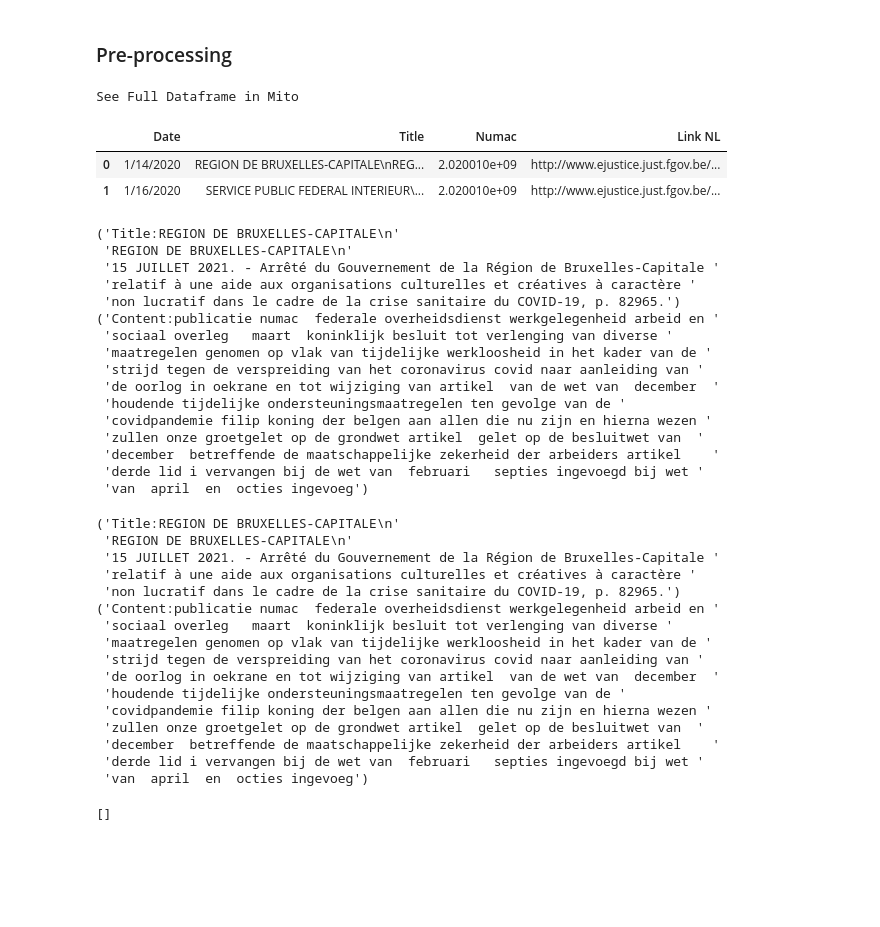
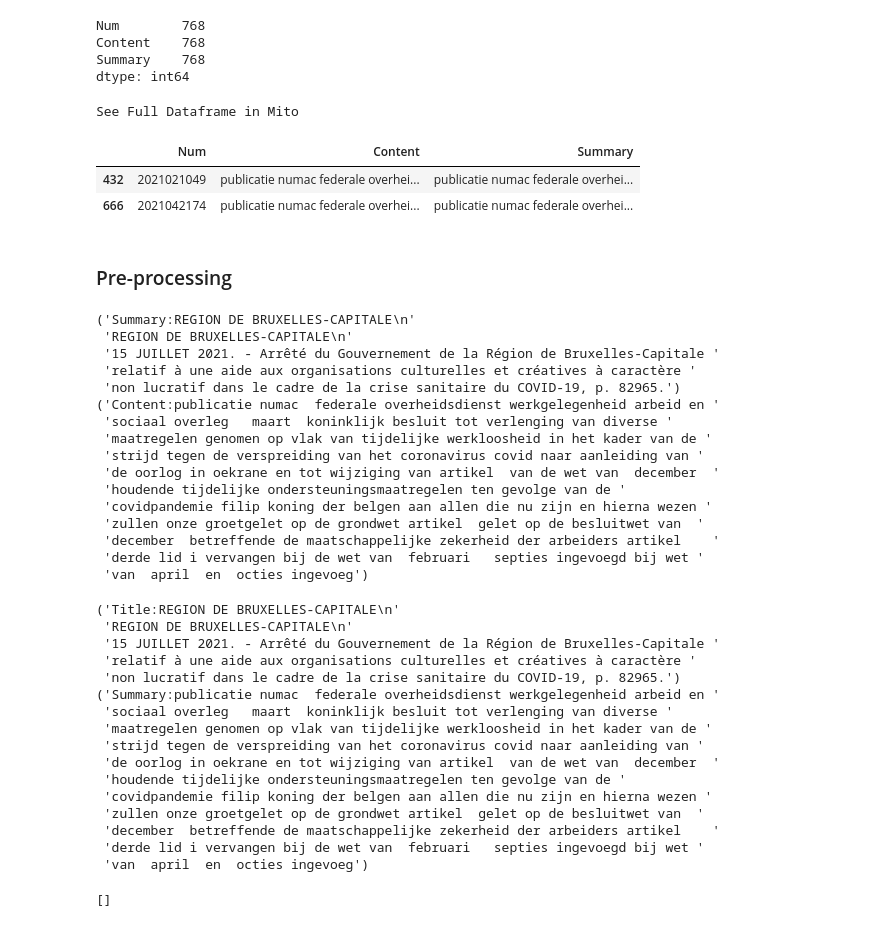
Before and after one commit to saifalbaghdadi/KPMG-Tax-Documents-Classificatior, a Jupyter notebook: text Pre-processing.ipynb, the cells around one changed output. Cells and saved outputs as stored; diff of their text form; code cells hidden in the pictures; blank space fills up the shorter version.

```diff
--- a/text Pre-processing.ipynb
+++ b/text Pre-processing.ipynb
@@ -40 +55,19 @@ See Full Dataframe in Mito
+# %%
+summar = []
+for dirnam, _, filename in os.walk('./summaries_txt/'):
+    for filenam in filename:
+        doc_num1 = filenam
+        cont1 = preprocess(os.path.join(dirnam, filenam))
+
+        cont1 = cont.replace(':','').replace('-','')
+        cont1 = re.sub(r'[0-9]',"", cont1)
+        cont1 = re.sub(r'[/]',"", cont1)
+        cont1 = re.sub('[a-z]*@','ABC@', cont1)
+
+        numm = doc_num1.replace(".txt","")
+
+        summar.append([numm ,cont1])
+
+df_s = pd.DataFrame (summar, columns = ['NumTxt','Summary'])
+# df_s.head(3)
 # %%
@@ -52,21 +95,35 @@ memory usage: 12.1+ KB
+# %%
+df2 = df.join(df_s)
+# df1.sample(3)
+# %%
+df2.drop(['NumTxt'], axis=1,  inplace=True)
+# %%
+df2.count()
+# %% [output]
+Num        768
+Content    768
+Summary    768
+dtype: int64
+# %%
+df2.sample(2)
+# %% [output]
+See Full Dataframe in Mito
+|  | Num | Content | Summary |
+| 432 | 2021021049 | publicatie numac federale overhei... | publicatie numac federale overhei... |
+| 666 | 2021042174 | publicatie numac federale overhei... | publicatie numac federale overhei... |
 # %% [markdown]
 ### Pre-processing
 # %%
 import pprint
 
-df2 = pd.read_csv('./input/KPMG Tax Case - Data Set.csv')
-df2.head(2)
+# df2 = pd.read_csv('./input/Data_with_summary.csv')
+# df2.head(2)
-# %% [output]
-See Full Dataframe in Mito
-|  | Date | Title | Numac | Link NL |
-| 0 | 1/14/2020 | REGION DE BRUXELLES-CAPITALE\nREG... | 2.020010e+09 | http://www.ejustice.just.fgov.be/... |
-| 1 | 1/16/2020 | SERVICE PUBLIC FEDERAL INTERIEUR\... | 2.020010e+09 | http://www.ejustice.just.fgov.be/... |
 # %%
 sample = 767
-pprint.pprint("Title:{}".format(df2['Title'][sample]))
-pprint.pprint("Content:{}".format(df['Content'][sample][:767]))
+pprint.pprint("Summary:{}".format(km['Title'][sample]))
+pprint.pprint("Content:{}".format(df2['Summary'][sample][:767]))
 # %% [output]
-('Title:REGION DE BRUXELLES-CAPITALE\n'
+('Summary:REGION DE BRUXELLES-CAPITALE\n'
  'REGION DE BRUXELLES-CAPITALE\n'
  '15 JUILLET 2021. - Arrêté du Gouvernement de la Région de Bruxelles-Capitale '
  'relatif à une aide aux organisations culturelles et créatives à caractère '
@@ -123,23 +180,23 @@ def process(text):
 
     return text
 
-pprint.pprint("Title:{}".format(df2['Title'][sample]))
-pprint.pprint("Content:{}".format(df['Content'][sample][:767]))
+pprint.pprint("Title:{}".format(km['Title'][sample]))
+pprint.pprint("Summary:{}".format(df2['Summary'][sample][:767]))
 
 
 
-df['Content'] = df2['Title']
-df['Content'] = df['Content'].apply(lambda x:process(x))
+km['Title'] = km['Title']
+df['Summary'] = df2['Summary'].apply(lambda x:process(x))
 
 
-df['Content'][2]
+df['Summary'][2]
 # %% [output]
 ('Title:REGION DE BRUXELLES-CAPITALE\n'
  'REGION DE BRUXELLES-CAPITALE\n'
  '15 JUILLET 2021. - Arrêté du Gouvernement de la Région de Bruxelles-Capitale '
  'relatif à une aide aux organisations culturelles et créatives à caractère '
  'non lucratif dans le cadre de la crise sanitaire du COVID-19, p. 82965.')
-('Content:publicatie numac  federale overheidsdienst werkgelegenheid arbeid en '
+('Summary:publicatie numac  federale overheidsdienst werkgelegenheid arbeid en '
  'sociaal overleg   maart  koninklijk besluit tot verlenging van diverse '
  'maatregelen genomen op vlak van tijdelijke werkloosheid in het kader van de '
  'strijd tegen de verspreiding van het coronavirus covid naar aanleiding van '
```
Also changed, not shown: parts of 9 cells of this notebook.
